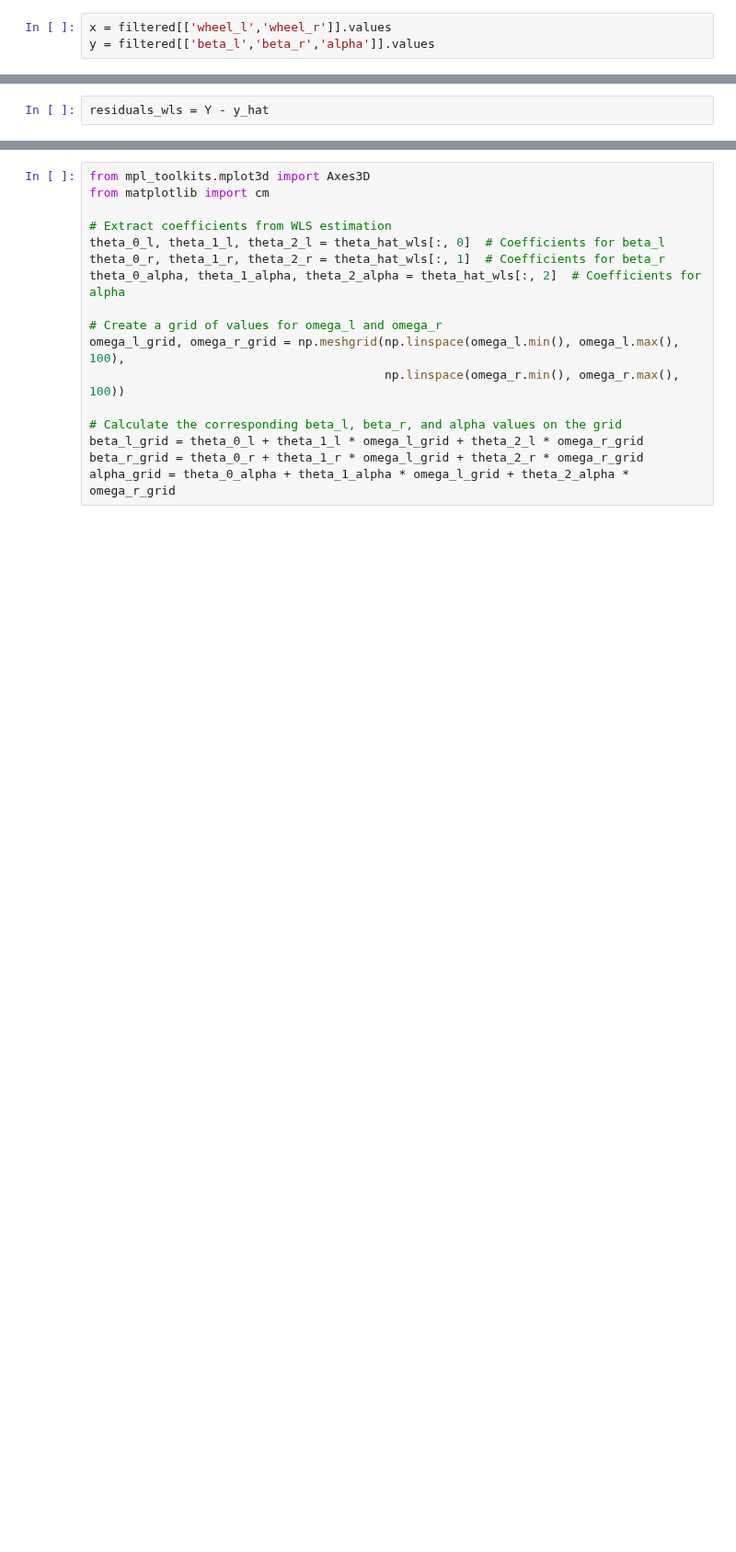
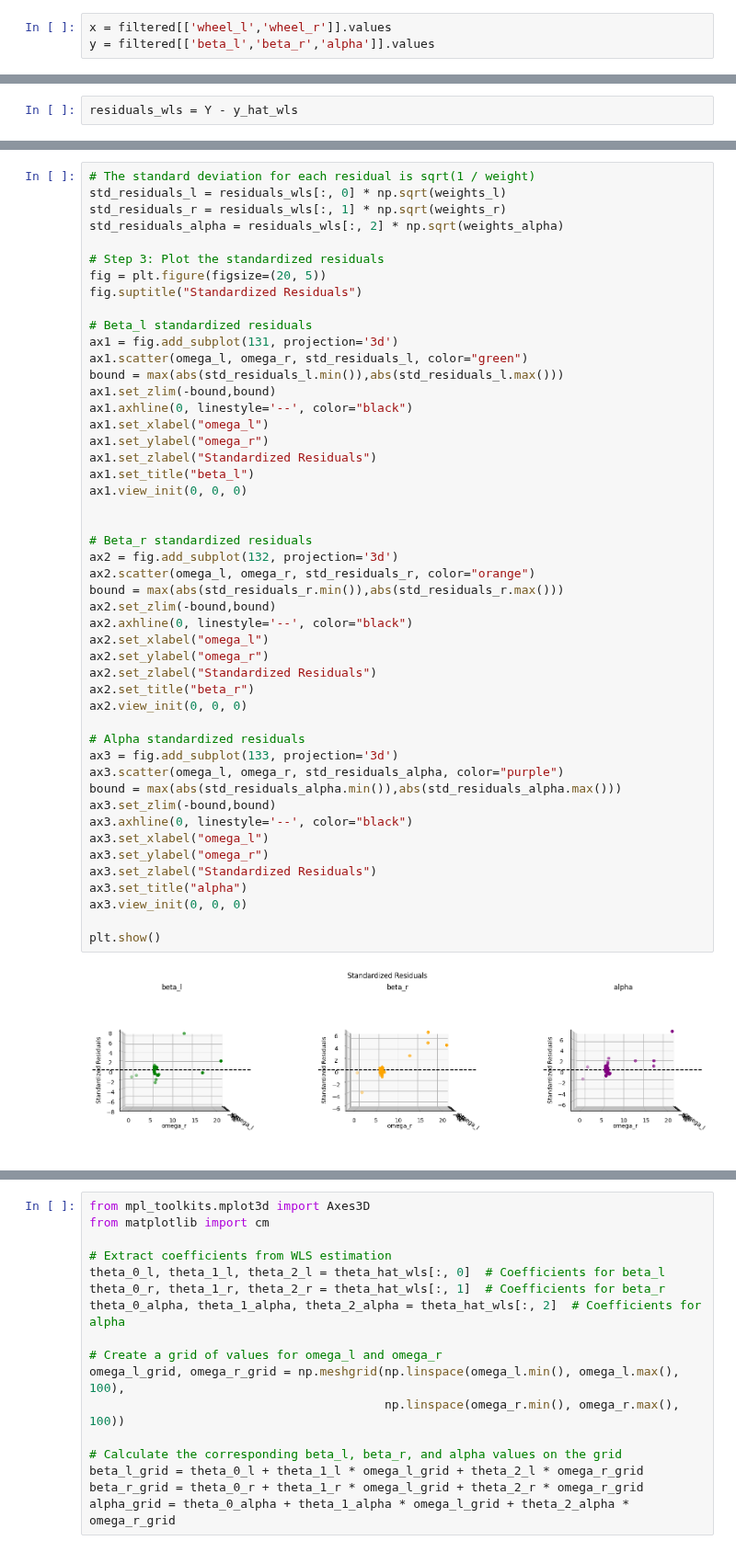
Before and after one commit to jprogrammer13/drp_course_2023, a Jupyter notebook: notebooks/wls_test.ipynb, the cells around one changed output, grey strips where cells are left out. Shown at 92% size. Cells and saved outputs as stored; diff of their text form; blank space fills up the shorter version.

```diff
--- a/notebooks/wls_test.ipynb
+++ b/notebooks/wls_test.ipynb
@@ -132,2 +119,2 @@ y_hat = X @ theta_hat_wls
 # %%
-residuals_wls = Y - y_hat
+residuals_wls = Y - y_hat_wls
@@ -149,3 +168,53 @@ plt.show()
+# %%
+# The standard deviation for each residual is sqrt(1 / weight)
+std_residuals_l = residuals_wls[:, 0] * np.sqrt(weights_l)
+std_residuals_r = residuals_wls[:, 1] * np.sqrt(weights_r)
+std_residuals_alpha = residuals_wls[:, 2] * np.sqrt(weights_alpha)
+
+# Step 3: Plot the standardized residuals
+fig = plt.figure(figsize=(20, 5))
+fig.suptitle("Standardized Residuals")
+
+# Beta_l standardized residuals
+ax1 = fig.add_subplot(131, projection='3d')
+ax1.scatter(omega_l, omega_r, std_residuals_l, color="green")
+bound = max(abs(std_residuals_l.min()),abs(std_residuals_l.max()))
+ax1.set_zlim(-bound,bound)
+ax1.axhline(0, linestyle='--', color="black")
+ax1.set_xlabel("omega_l")
+ax1.set_ylabel("omega_r")
+ax1.set_zlabel("Standardized Residuals")
+ax1.set_title("beta_l")
+ax1.view_init(0, 0, 0)
+
+
+# Beta_r standardized residuals
+ax2 = fig.add_subplot(132, projection='3d')
+ax2.scatter(omega_l, omega_r, std_residuals_r, color="orange")
+bound = max(abs(std_residuals_r.min()),abs(std_residuals_r.max()))
+ax2.set_zlim(-bound,bound)
+ax2.axhline(0, linestyle='--', color="black")
+ax2.set_xlabel("omega_l")
+ax2.set_ylabel("omega_r")
+ax2.set_zlabel("Standardized Residuals")
+ax2.set_title("beta_r")
+ax2.view_init(0, 0, 0)
+
+# Alpha standardized residuals
+ax3 = fig.add_subplot(133, projection='3d')
+ax3.scatter(omega_l, omega_r, std_residuals_alpha, color="purple")
+bound = max(abs(std_residuals_alpha.min()),abs(std_residuals_alpha.max()))
+ax3.set_zlim(-bound,bound)
+ax3.axhline(0, linestyle='--', color="black")
+ax3.set_xlabel("omega_l")
+ax3.set_ylabel("omega_r")
+ax3.set_zlabel("Standardized Residuals")
+ax3.set_title("alpha")
+ax3.view_init(0, 0, 0)
+
+plt.show()
+# %% [output]
+[figure, added]
 # %%
 fig, ax = plt.subplots(1, 3, figsize=(15, 5))
 fig.suptitle("OLS Regression")
```
Also changed, not shown: parts of 14 cells of this notebook, 1 other file.
